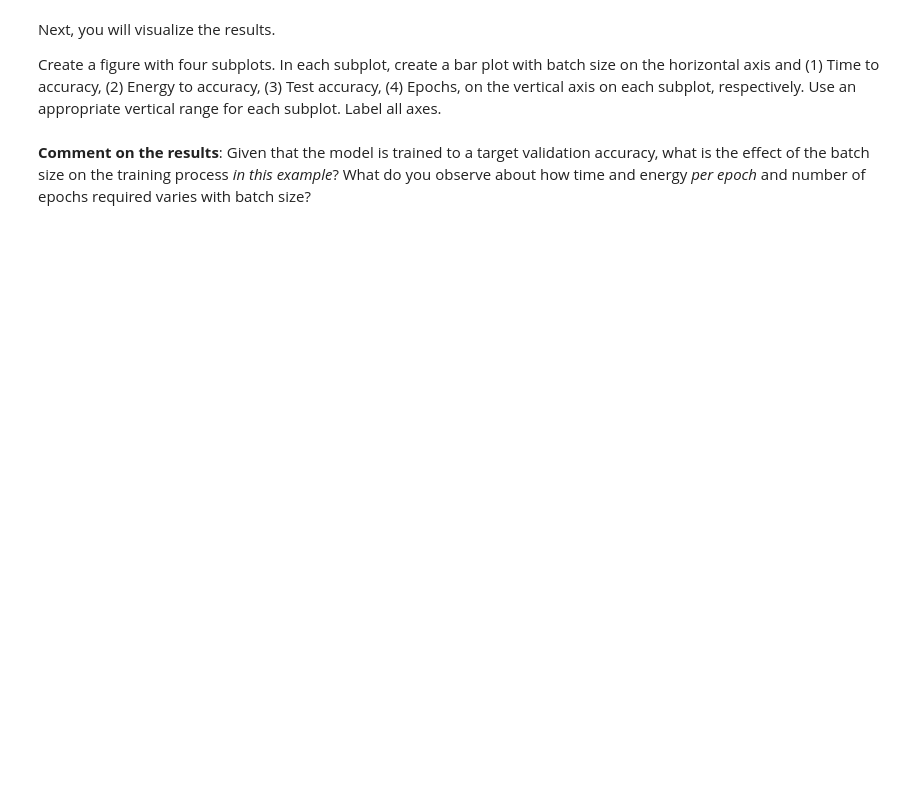
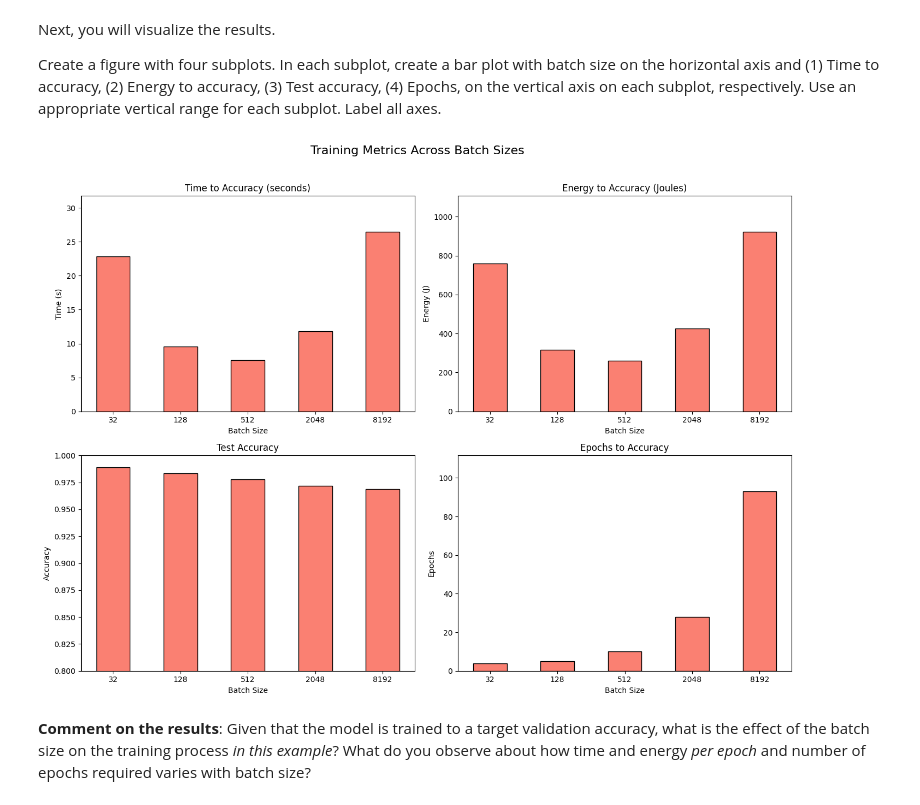
Before and after one commit to Cloudynn3/ML, a Jupyter notebook: notebooks/8-lab-neural-net-music-classification.ipynb, the cells around one changed output. Drawn from its saved outputs; the diff is of its cells as text; code cells hidden in the pictures; blank space fills up the shorter version.

```diff
--- a/notebooks/8-lab-neural-net-music-classification.ipynb
+++ b/notebooks/8-lab-neural-net-music-classification.ipynb
@@ -619,2 +919,54 @@ Create a figure with four subplots. In each subplot, create a bar plot with batc
+# %%
+# TODO - visualize effect of varying batch size, when training to a target accuracy
+import matplotlib.pyplot as plt
+
+# Extract values from metrics_vs_bs
+batch_sizes = [m['batch_size'] for m in metrics_vs_bs]
+train_times = [m['train_time'] for m in metrics_vs_bs]
+energies = [m['total_energy'] if m['total_energy'] is not None else 0 for m in metrics_vs_bs]
+test_accuracies = [m['test_accuracy'] for m in metrics_vs_bs]
+epochs = [m['epochs'] for m in metrics_vs_bs]
+
+# Convert batch sizes to string labels for plotting
+x_labels = [str(bs) for bs in batch_sizes]
+bar_kwargs = dict(width=0.5, color='salmon', edgecolor='black')
+
+# Create figure and subplots
+fig, axs = plt.subplots(2, 2, figsize=(14, 10))
+
+# (1) Time to Accuracy
+axs[0, 0].bar(x_labels, train_times, **bar_kwargs)
+axs[0, 0].set_title("Time to Accuracy (seconds)")
+axs[0, 0].set_xlabel("Batch Size")
+axs[0, 0].set_ylabel("Time (s)")
+axs[0, 0].set_ylim(0, max(train_times) * 1.2)
+
+# (2) Energy to Accuracy
+axs[0, 1].bar(x_labels, energies, **bar_kwargs)
+axs[0, 1].set_title("Energy to Accuracy (Joules)")
+axs[0, 1].set_xlabel("Batch Size")
+axs[0, 1].set_ylabel("Energy (J)")
+axs[0, 1].set_ylim(0, max(energies) * 1.2)
+
+# (3) Test Accuracy
+axs[1, 0].bar(x_labels, test_accuracies, **bar_kwargs)
+axs[1, 0].set_title("Test Accuracy")
+axs[1, 0].set_xlabel("Batch Size")
+axs[1, 0].set_ylabel("Accuracy")
+axs[1, 0].set_ylim(0.8, 1.0)
+
+# (4) Epochs to Accuracy
+axs[1, 1].bar(x_labels, epochs, **bar_kwargs)
+axs[1, 1].set_title("Epochs to Accuracy")
+axs[1, 1].set_xlabel("Batch Size")
+axs[1, 1].set_ylabel("Epochs")
+axs[1, 1].set_ylim(0, max(epochs) * 1.2)
+
+# Final layout tweaks
+plt.suptitle("Training Metrics Across Batch Sizes", fontsize=16, y=1.02)
+plt.tight_layout()
+plt.show()
+# %% [output]
+[figure, added]
 # %% [markdown]
 **Comment on the results**: Given that the model is trained to a target validation accuracy, what is the effect of the batch size on the training process *in this example*? What do you observe about how time and energy *per epoch* and number of epochs required varies with batch size?
```
Also changed, not shown: parts of 20 cells of this notebook.
